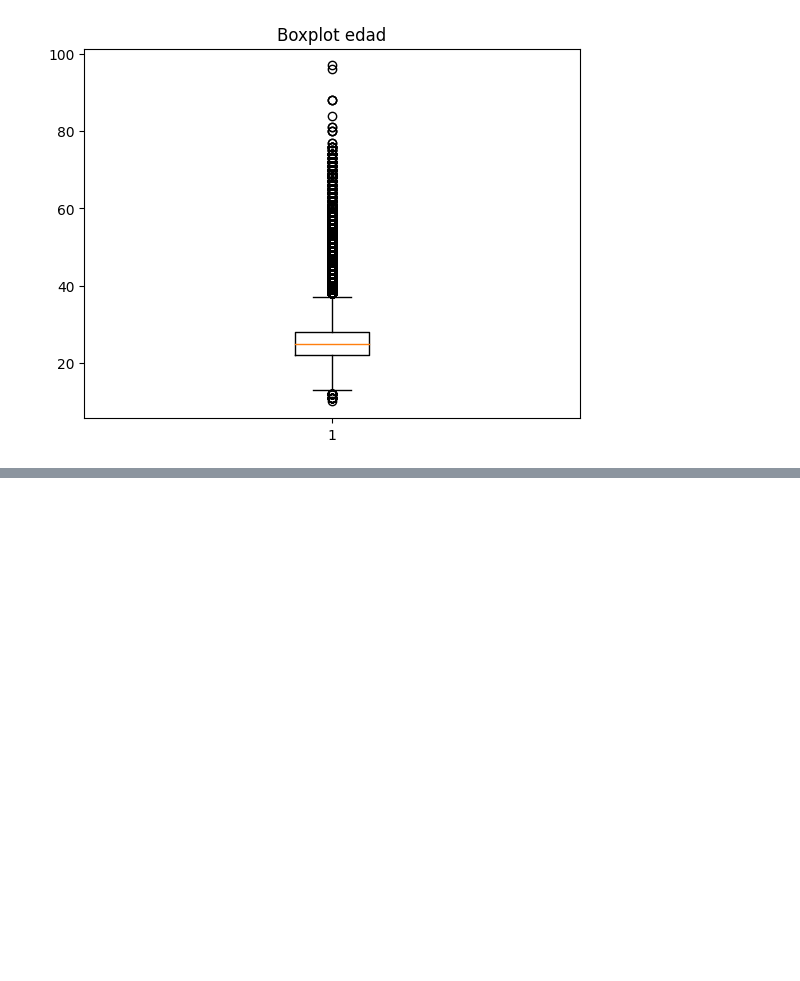
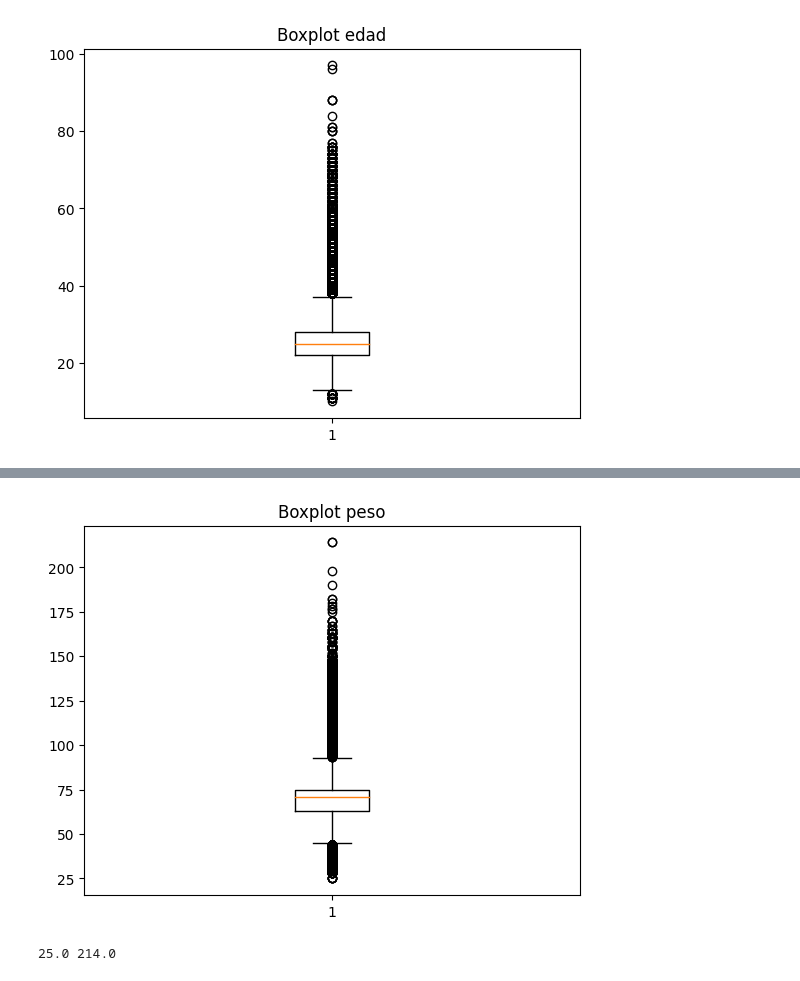
Before and after one commit to MartaAmoresCastillejo/LAB3, a Jupyter notebook: LAB3PRAC1.ipynb, the cells around one changed output, grey strips where cells are left out. Saved outputs shown, nothing was run; the diff lists cells and outputs as text; code cells hidden in the pictures; blank space fills up the shorter version.

```diff
--- a/LAB3PRAC1.ipynb
+++ b/LAB3PRAC1.ipynb
@@ -101,7 +142,0 @@ print(max,min,len(outliers))
-# %%
-corte1 = min
-corte2 = max
-df['Age_cat'] = "Baja"
-df.loc[(df['Age'] > corte1) & (df['Age'] <= corte2), 'Age_cat'] = "Media"
-df.loc[df['Age'] > corte2, 'Age_cat'] = "Alta"
-df
@@ -139,7 +142,0 @@ print(max,min,len(outliers))
-# %%
-corte1 = min
-corte2 = max
-df['Weight_cat'] = "Delgado"
-df.loc[(df['Weight'] > corte1) & (df['Weight'] <= corte2), 'Weight_cat'] = "En forma"
-df.loc[df['Weight'] > corte2, 'Weight_cat'] = "Grande"
-df
@@ -177,7 +142,0 @@ print(max,min,len(outliers))
-# %%
-corte1 = min
-corte2 = max
-df['Height_cat'] = "Bajo"
-df.loc[(df['Height'] > corte1) & (df['Height'] <= corte2), 'Height_cat'] = "Medio"
-df.loc[df['Height'] > corte2, 'Height_cat'] = "Alto"
-df
@@ -401,0 +154,13 @@ datos
+# %%
+boxplot_weight = df['Weight']
+plt.boxplot(boxplot_weight)
+plt.title('Boxplot peso')
+plt.show()
+# %% [output]
+[figure, added]
+# %%
+min = df['Weight'].min()
+max = df['Weight'].max()
+print(min,max)
+# %% [output]
+25.0 214.0
```
Also changed, not shown: parts of 81 cells of this notebook.
